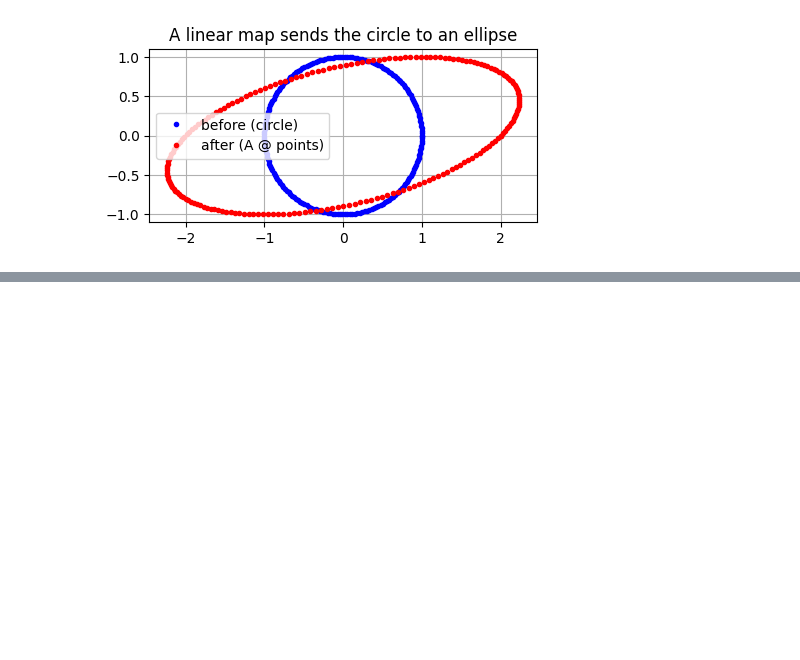
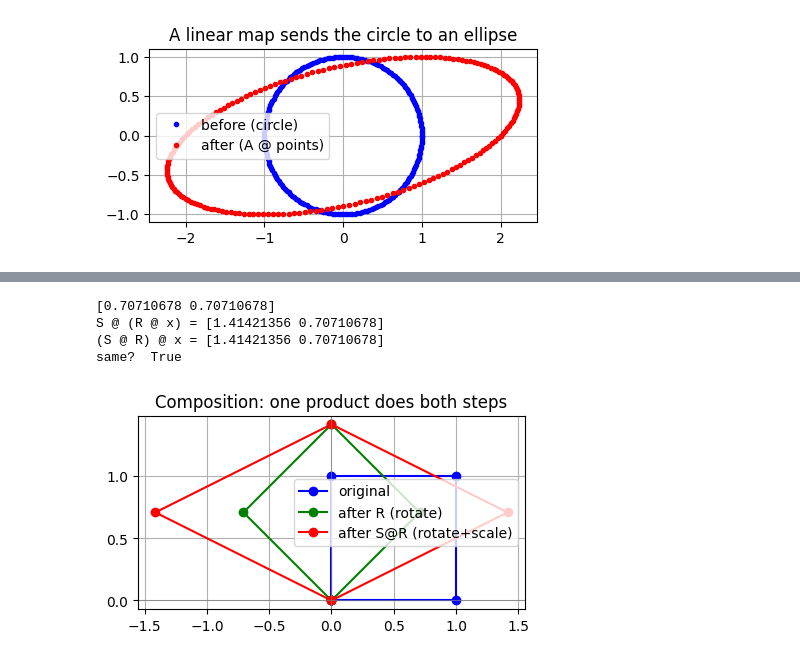
Before and after one commit to JayZeus999/Math-For-ML, a Jupyter notebook: cto-school/04a_matrices.ipynb, the cells around one changed output, grey strips where cells are left out. Drawn from its saved outputs; the diff is of its cells as text; code cells hidden in the pictures; blank space fills up the shorter version.

```diff
--- a/cto-school/04a_matrices.ipynb
+++ b/cto-school/04a_matrices.ipynb
@@ -311,0 +323,47 @@ plt.show()
+# %%
+theta = np.pi / 4
+
+theta = np.pi / 4
+R = np.array([[np.cos(theta), -np.sin(theta)],
+              [np.sin(theta),  np.cos(theta)]])   # rotate 45 deg
+S = np.array([[2.0, 0.0],
+              [0.0, 1.0]])                         # then stretch x
+
+x = np.array([1.0, 0.0])
+
+print(R @ x)
+# Apply rotation first, then scaling
+step_by_step = S @ (R @ x)
+# Combine into ONE matrix first
+combined     = (S @ R) @ x
+
+print("S @ (R @ x) =", step_by_step)
+print("(S @ R) @ x =", combined)
+print("same? ", np.allclose(step_by_step, combined))   # True
+# %% [output]
+[0.70710678 0.70710678]
+S @ (R @ x) = [1.41421356 0.70710678]
+(S @ R) @ x = [1.41421356 0.70710678]
+same?  True
+# %%
+square = np.array([[0, 1, 1, 0, 0],
+                   [0, 0, 1, 1, 0]])
+theta = np.pi / 4
+R = np.array([[np.cos(theta), -np.sin(theta)],
+              [np.sin(theta),  np.cos(theta)]])
+S = np.array([[2.0, 0.0],
+              [0.0, 1.0]])
+
+after_R  = R @ square          # just rotated
+after_SR = (S @ R) @ square    # rotated THEN scaled, via one matrix
+
+plt.figure(figsize=(5, 5))
+plt.plot(square[0],   square[1],   "b-o", label="original")
+plt.plot(after_R[0],  after_R[1],  "g-o", label="after R (rotate)")
+plt.plot(after_SR[0], after_SR[1], "r-o", label="after S@R (rotate+scale)")
+plt.axhline(0, color="gray", lw=0.5); plt.axvline(0, color="gray", lw=0.5)
+plt.gca().set_aspect("equal"); plt.grid(True); plt.legend()
+plt.title("Composition: one product does both steps")
+plt.show()
+# %% [output]
+[figure, added]
```
Also changed, not shown: parts of 5 cells of this notebook.
